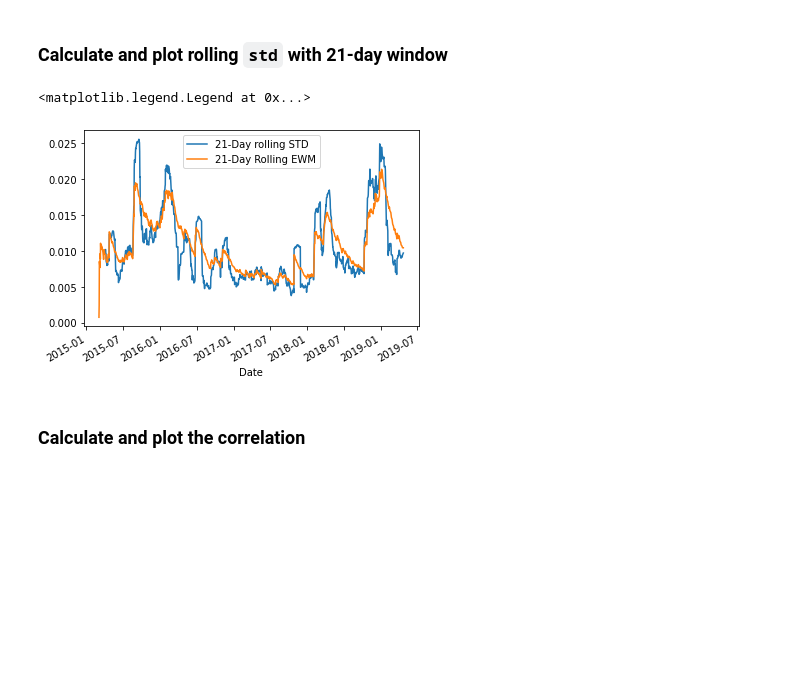
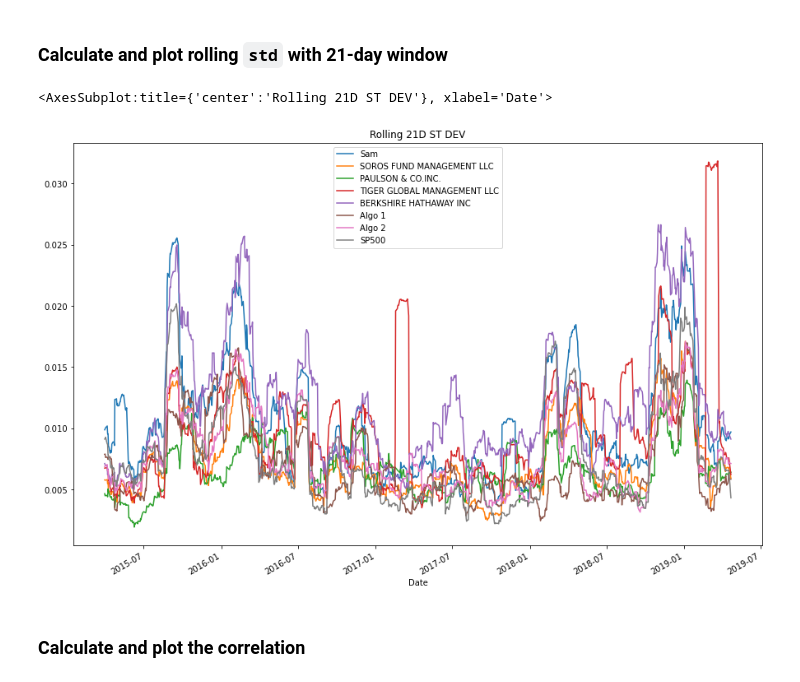
Before and after one commit to spearl7076/Unit4-Homework, a Jupyter notebook: whale_analysis.ipynb, the cells around one changed output. Saved outputs shown, nothing was run; the diff lists cells and outputs as text; code cells hidden in the pictures; blank space fills up the shorter version.

```diff
--- a/whale_analysis.ipynb
+++ b/whale_analysis.ipynb
@@ -574,15 +562,13 @@ dtype: float64
 ### Calculate and plot rolling `std` with 21-day window
 # %%
 # Calculate rolling standard deviation
-rolling21daystd_sam = total_portfolio['Sam'].rolling(window=21).std()
-rolling21daystd_sam_ewm = total_portfolio['Sam'].ewm(halflife=21).std()
+rolling21daystd_total = total_portfolio.rolling(window=21).std()
+
 # Plot rolling standard deviation
-ax = rolling21daystd_sam.plot()
-rolling21daystd_sam_ewm.plot(ax=ax)
-ax.legend(['21-Day rolling STD','21-Day Rolling EWM'])
+rolling21daystd_total.plot(figsize=[15,10], legend=True, title="Rolling 21D ST DEV")
 # %% [output]
-<matplotlib.legend.Legend at 0x...>
+<AxesSubplot:title={'center':'Rolling 21D ST DEV'}, xlabel='Date'>
-[figure, old version]
+[figure, new version]
 # %% [markdown]
 ### Calculate and plot the correlation
 # %%
```
Also changed, not shown: parts of 3 cells of this notebook.
